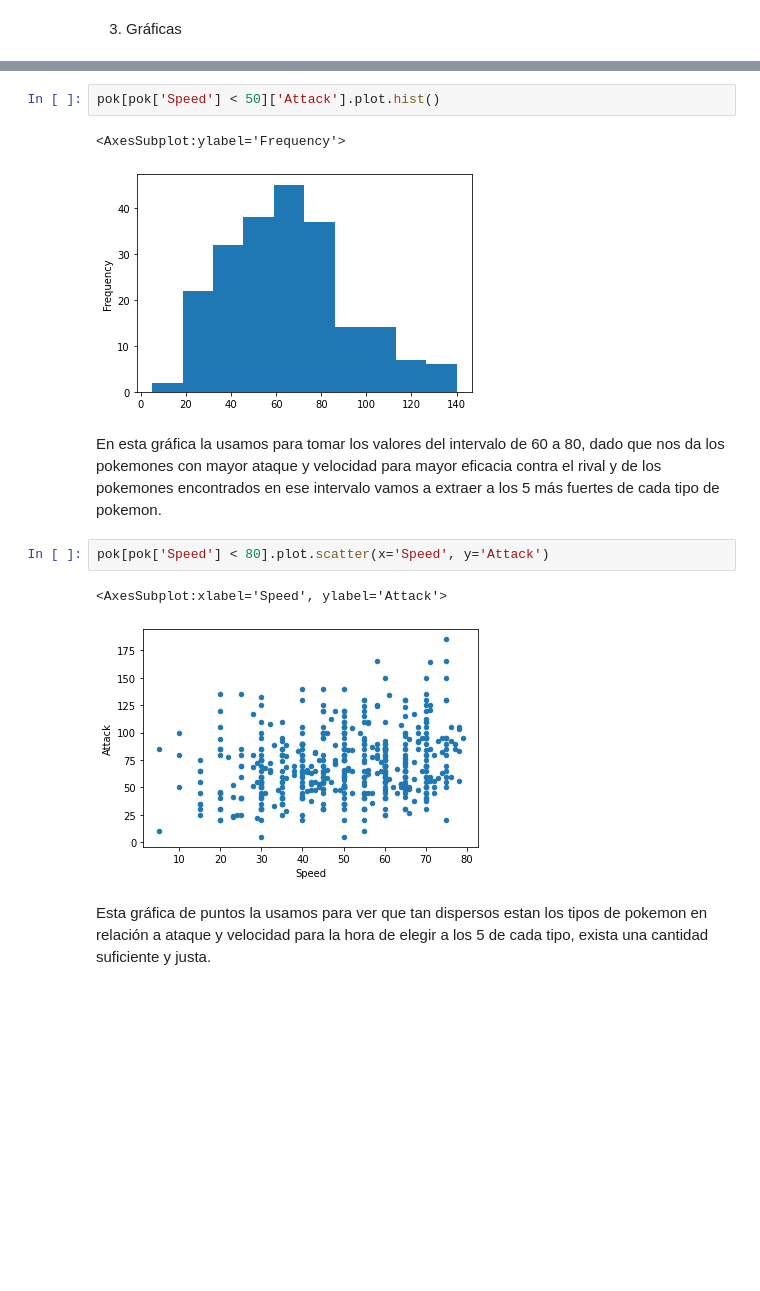
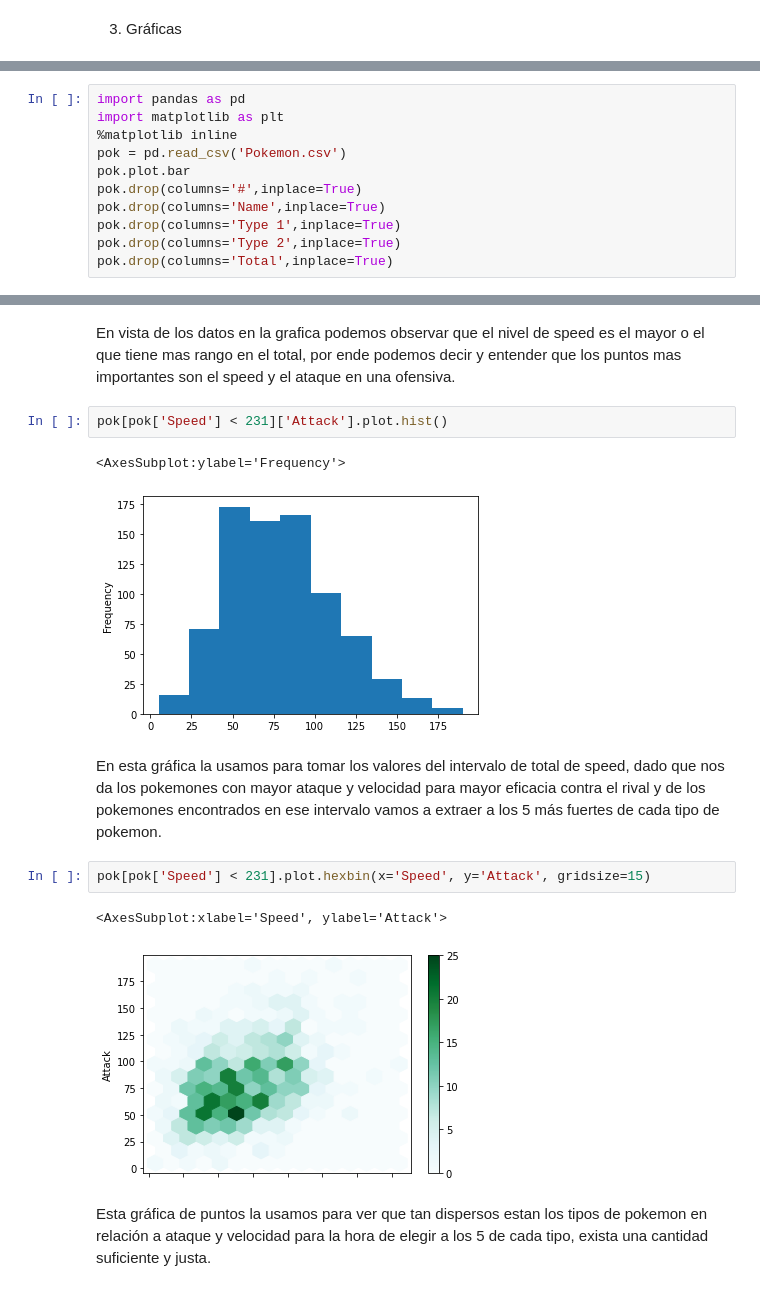
Before and after one commit to lizbethaltamirano/MIneria_de_Datos, a Jupyter notebook: AvancePIA_II_002_2.ipynb, the cells around one changed output, grey strips where cells are left out. Cells and saved outputs as stored; diff of their text form; blank space fills up the shorter version.

```diff
--- a/AvancePIA_II_002_2.ipynb
+++ b/AvancePIA_II_002_2.ipynb
@@ -228,0 +240,11 @@ pok = pd.read_csv('Pokemon_limpio.csv')
+# %%
+import pandas as pd
+import matplotlib as plt
+%matplotlib inline
+pok = pd.read_csv('Pokemon.csv')
+pok.plot.bar
+pok.drop(columns='#',inplace=True)
+pok.drop(columns='Name',inplace=True)
+pok.drop(columns='Type 1',inplace=True)
+pok.drop(columns='Type 2',inplace=True)
+pok.drop(columns='Total',inplace=True)
@@ -229,14 +256,16 @@ pok = pd.read_csv('Pokemon_limpio.csv')
+# %% [markdown]
+En vista de los datos en la grafica podemos observar que el nivel de speed es el mayor o el que tiene mas rango en el total, por ende podemos decir y entender que los puntos mas importantes son el speed y el ataque en una ofensiva.
 # %%
-pok[pok['Speed'] < 50]['Attack'].plot.hist()
+pok[pok['Speed'] < 231]['Attack'].plot.hist()
 # %% [output]
 <AxesSubplot:ylabel='Frequency'>
-[figure, old version]
+[figure, new version]
 # %% [markdown]
-En esta gráfica la usamos para tomar los valores del intervalo de 60 a 80, dado que nos da los pokemones con mayor ataque y velocidad para mayor eficacia contra el rival y de los pokemones encontrados en ese intervalo vamos a extraer a los 5 más fuertes de cada tipo de pokemon.
+En esta gráfica la usamos para tomar los valores del intervalo de total de speed, dado que nos da los pokemones con mayor ataque y velocidad para mayor eficacia contra el rival y de los pokemones encontrados en ese intervalo vamos a extraer a los 5 más fuertes de cada tipo de pokemon.
 # %%
-pok[pok['Speed'] < 80].plot.scatter(x='Speed', y='Attack')
+pok[pok['Speed'] < 231].plot.hexbin(x='Speed', y='Attack', gridsize=15)
 # %% [output]
 <AxesSubplot:xlabel='Speed', ylabel='Attack'>
-[figure, old version]
+[figure, new version]
 # %% [markdown]
 Esta gráfica de puntos la usamos para ver que tan dispersos estan los tipos de pokemon en relación a ataque y velocidad para la hora de elegir a los 5 de cada tipo, exista una cantidad suficiente y justa.
```
Also changed, not shown: parts of 49 cells of this notebook.
